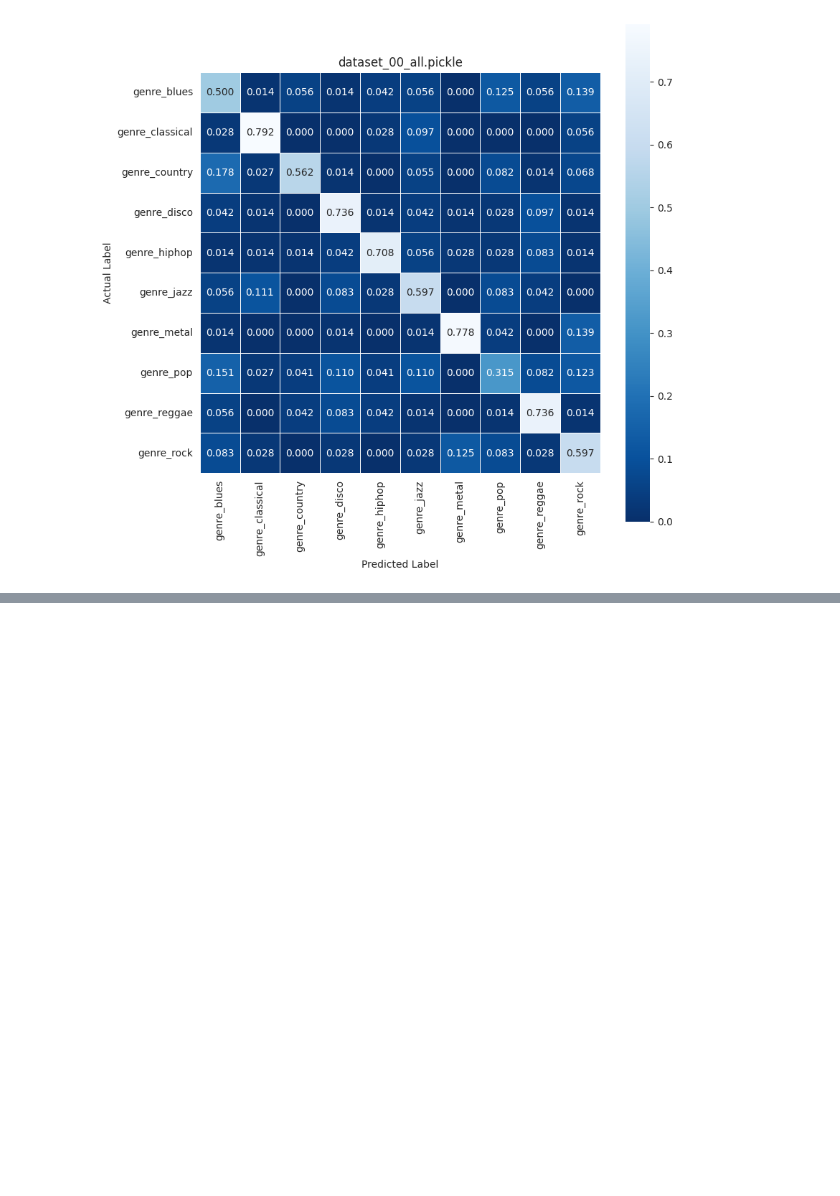
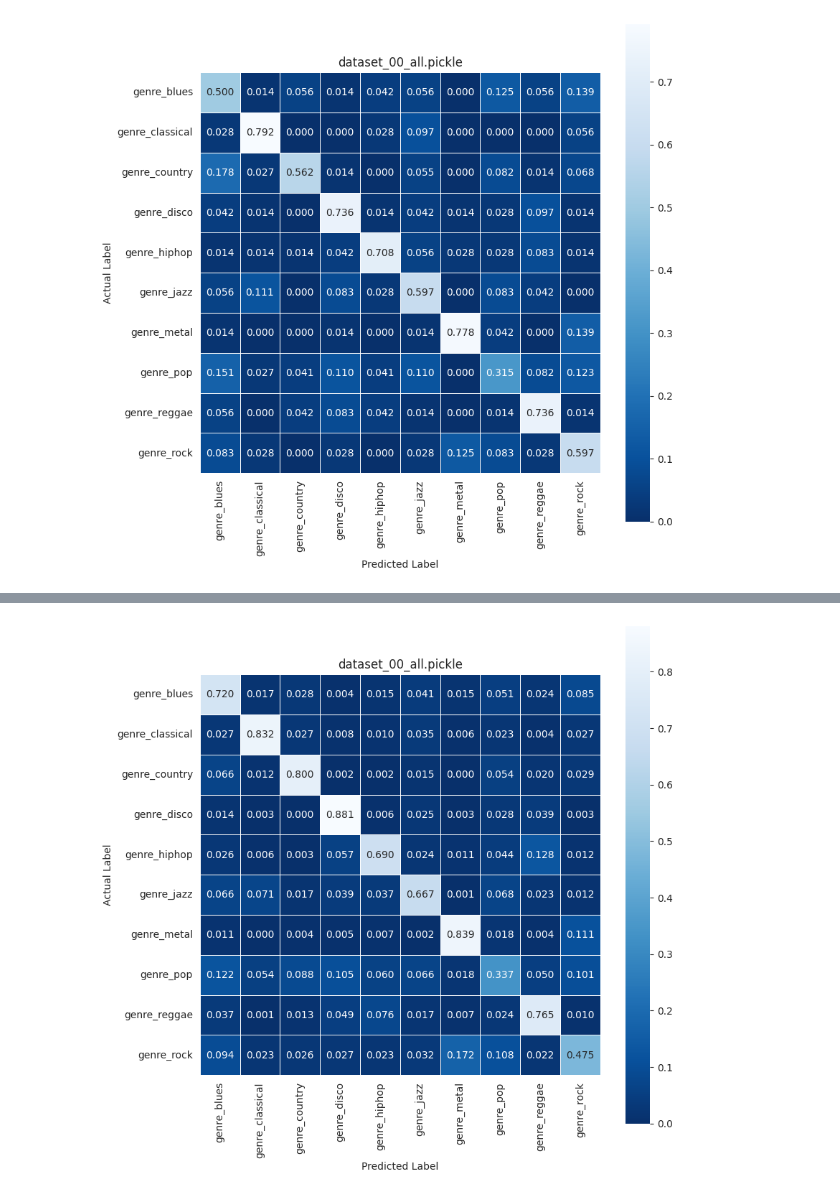
Before and after one commit to RERobbins/mids_w207_music_genre, a Jupyter notebook: member_workspaces/rich/xgboost_with_pop.ipynb, the cells around one changed output, grey strips where cells are left out. Cells and saved outputs as stored; diff of their text form; code cells hidden in the pictures; blank space fills up the shorter version.

```diff
--- a/member_workspaces/rich/xgboost_with_pop.ipynb
+++ b/member_workspaces/rich/xgboost_with_pop.ipynb
@@ -154,3 +154,7 @@ make_confusion_matrix(y_test, test_predictions, label_encoder=le, title=dataset)
 pass
 # %% [output]
 [figure]
+# %%
+X_scaled = scaler.transform(X)
+# %%
+y_predicted = classifier.predict(X_scaled)
@@ -156,0 +194,5 @@ pass
+# %%
+make_confusion_matrix(y, y_predicted, label_encoder=le, title=dataset)
+pass
+# %% [output]
+[figure, added]
```
Also changed, not shown: parts of 5 cells of this notebook.
